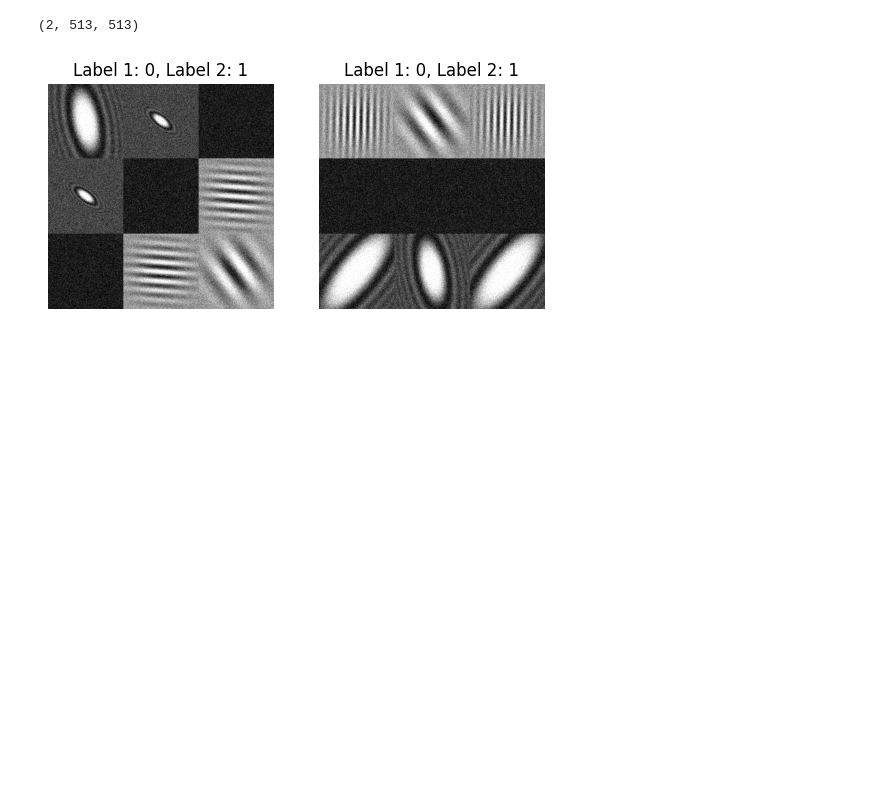
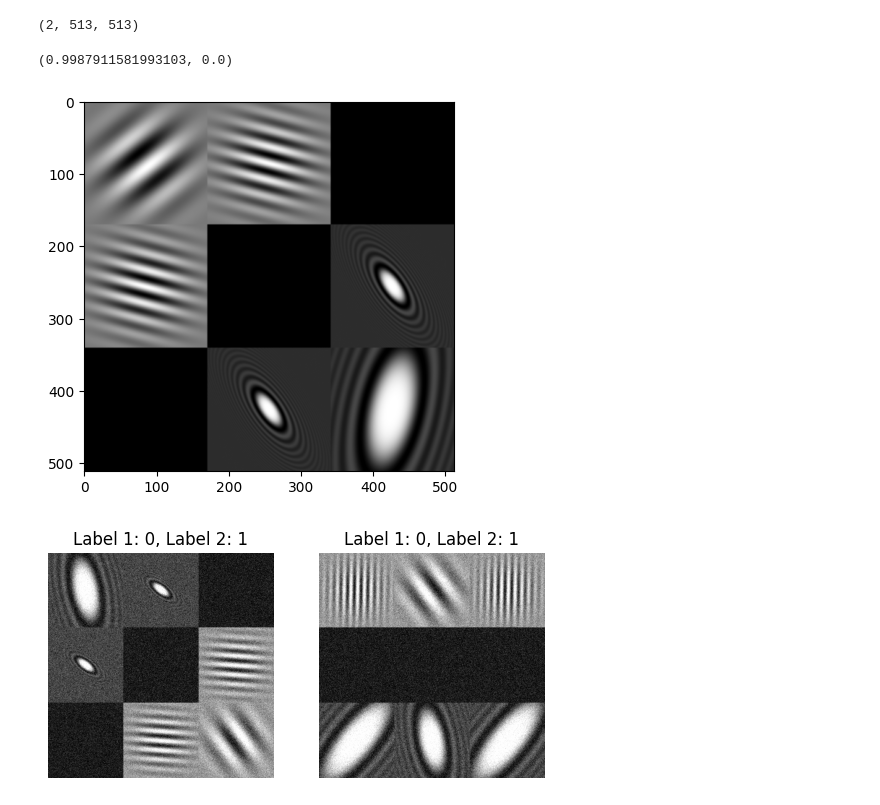
Before and after one commit to hzavadil98/UiT_FYS-8603, a Jupyter notebook: synthetic_data.ipynb, the cells around one changed output. Saved outputs shown, nothing was run; the diff lists cells and outputs as text; code cells hidden in the pictures; blank space fills up the shorter version.

```diff
--- a/synthetic_data.ipynb
+++ b/synthetic_data.ipynb
@@ -317,6 +317,12 @@ transform = T.Compose([
             T.GaussianNoise(0.1, 0.1),
         ])
 loader = Synthetic_2v_Dataloader(transform=transform)
+# %%
+image_view0 = torch.load('/Users/jazav7774/Library/CloudStorage/OneDrive-UiTOffice365/UiT/FYS-8603/synthetic_images/train/image_0_view_0.pt', weights_only=True)
+plt.imshow(image_view0[0].numpy(), cmap='gray')
+# %% [output]
+(0.9987911581993103, 0.0)
+[figure, added]
 # %%
 loader.train_dataset.plot(0)
 # %% [output]
```
Also changed, not shown: 2 other files.
